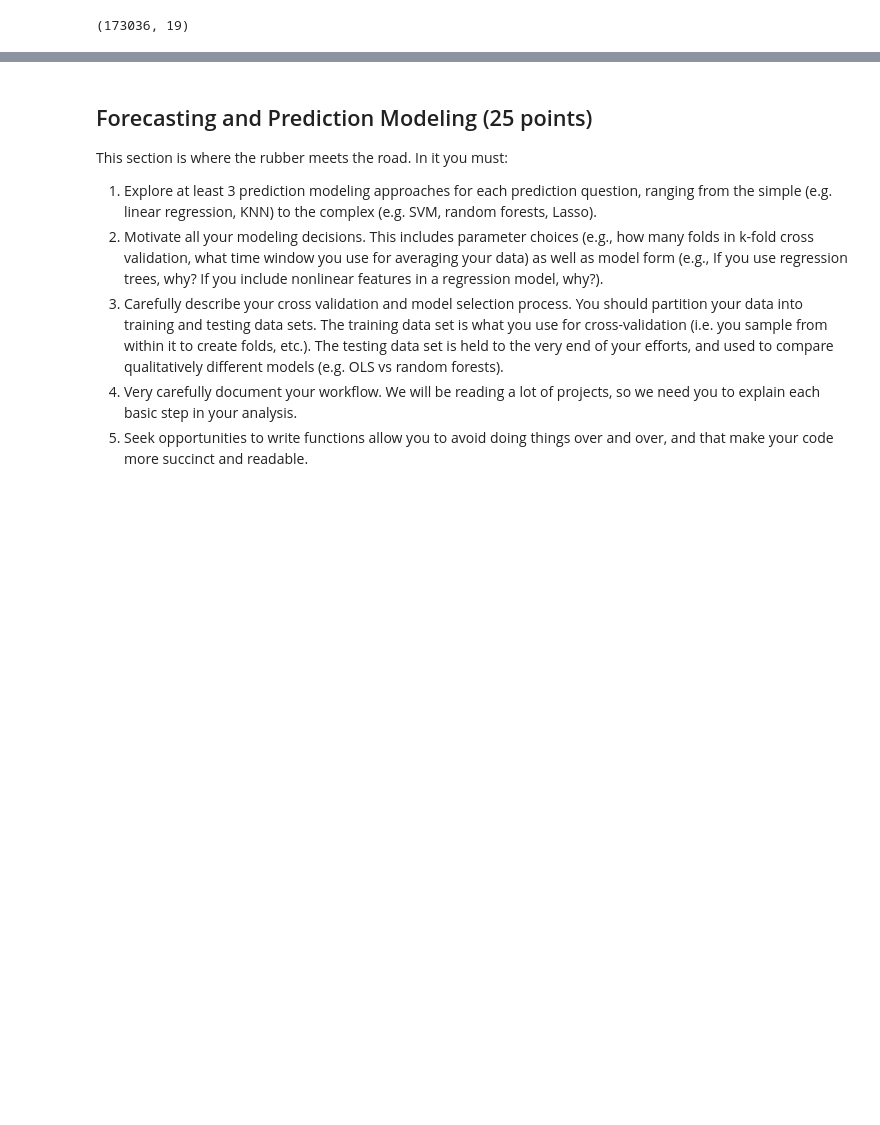
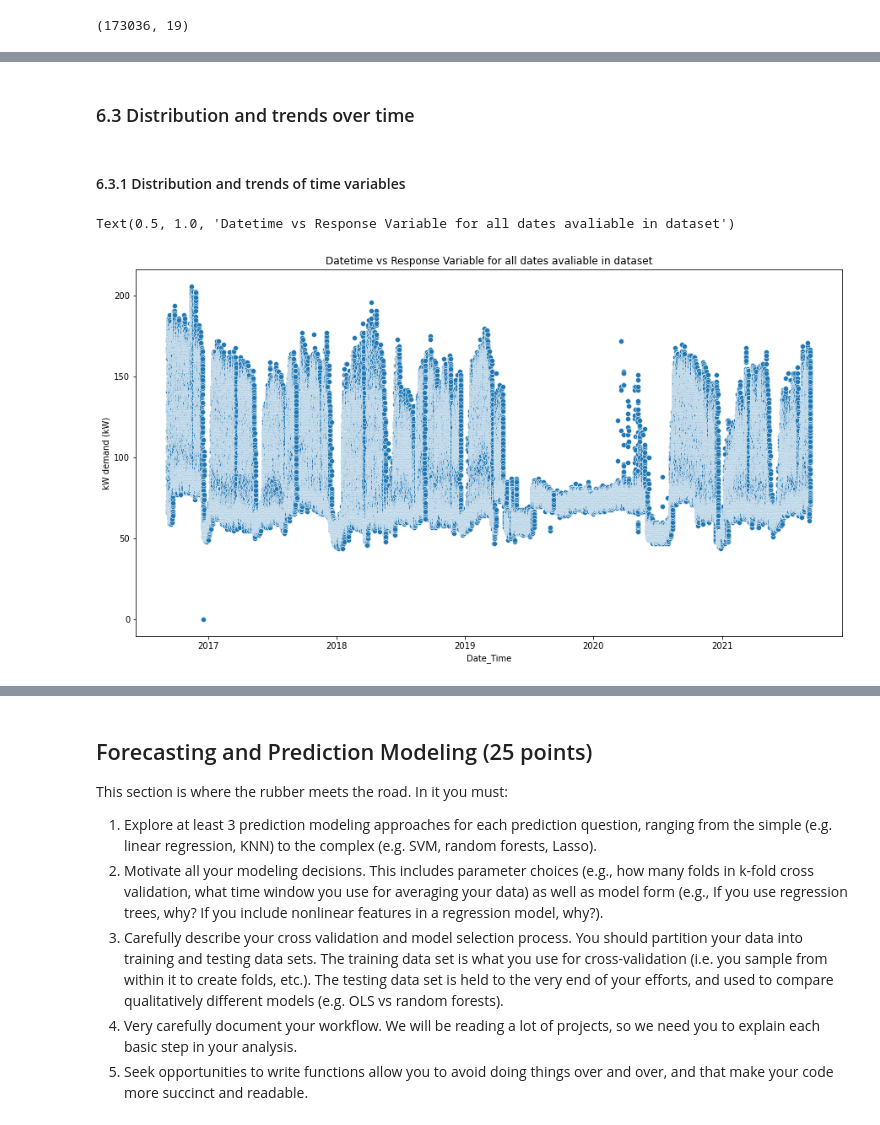
Before and after one commit to rachelngjiemin/131_group2, a Jupyter notebook: grp2_final_proj/FinalProjectTemplate_2022.ipynb, the cells around one changed output, grey strips where cells are left out. Drawn from its saved outputs; the diff is of its cells as text; code cells hidden in the pictures; blank space fills up the shorter version.

Commit message:
done with EDA and data cleaning

```diff
--- a/grp2_final_proj/FinalProjectTemplate_2022.ipynb
+++ b/grp2_final_proj/FinalProjectTemplate_2022.ipynb
@@ -417,0 +477,4 @@ Group 2 subheaders for this section:
+# %% [markdown]
+### 6.3 Distribution and trends over time
+# %% [markdown]
+#### 6.3.1 Distribution and trends of time variables
@@ -417,0 +484,7 @@ Group 2 subheaders for this section:
+# %%
+fig = plt.figure(figsize=(15,8))
+sns.scatterplot(x='Date_Time', y=response, data=df_combined)
+plt.title('Datetime vs Response Variable for all dates avaliable in dataset')
+# %% [output]
+Text(0.5, 1.0, 'Datetime vs Response Variable for all dates avaliable in dataset')
+[figure, added]
```
Also changed, not shown: parts of 22 cells of this notebook.
